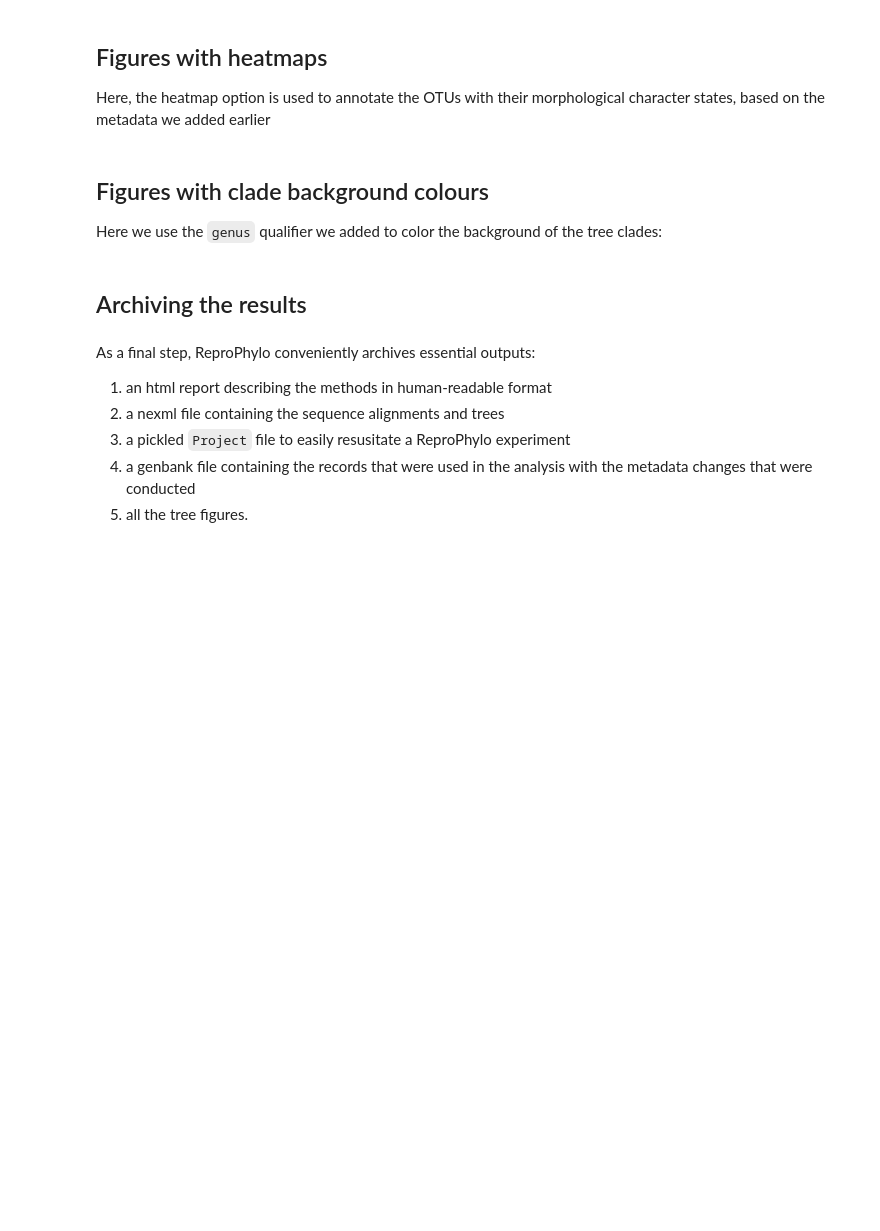
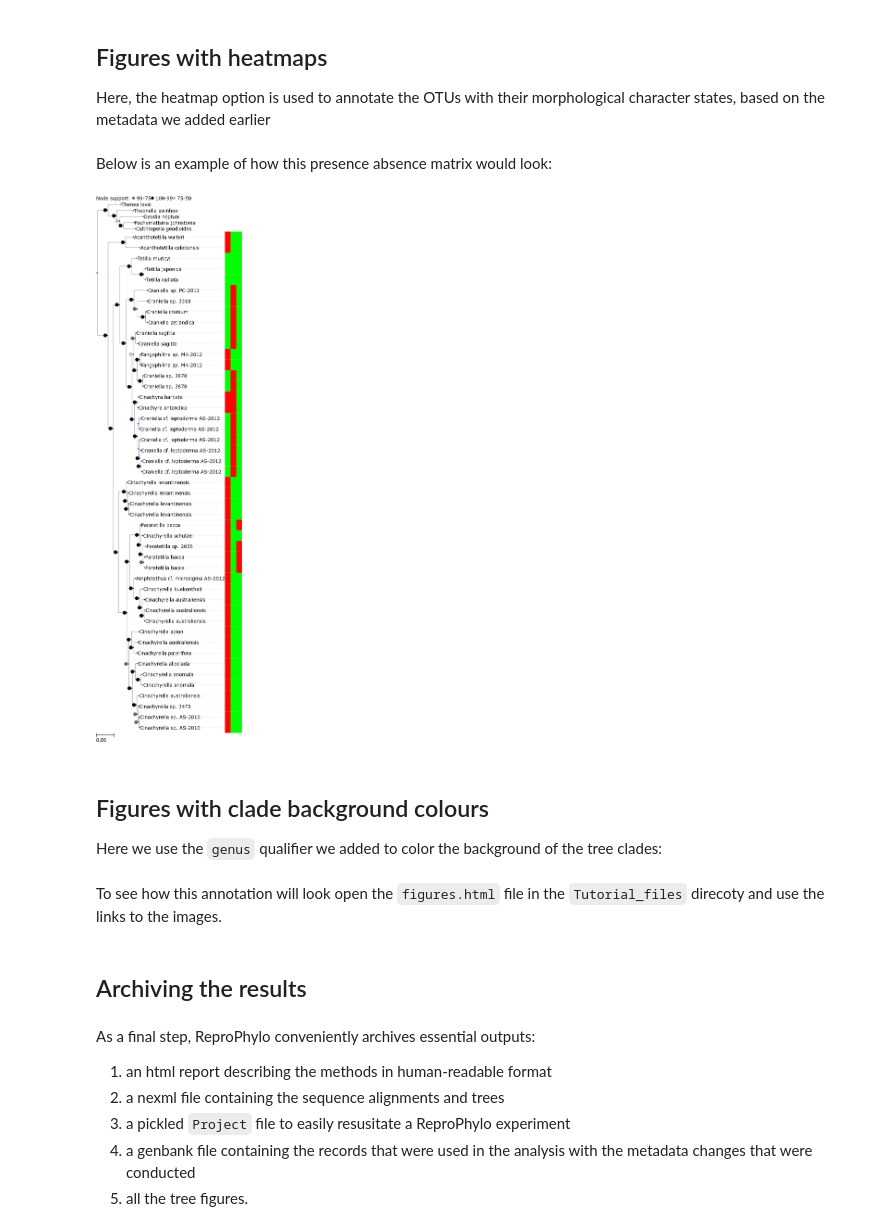
Before and after one commit to HullUni-bioinformatics/ReproPhylo, a Jupyter notebook: Tutorial_files/Tutorial.ipynb, the cells around one changed output. Drawn from its saved outputs; the diff is of its cells as text; code cells hidden in the pictures; blank space fills up the shorter version.

Commit message:
tutorial: example tree figure added

```diff
--- a/Tutorial_files/Tutorial.ipynb
+++ b/Tutorial_files/Tutorial.ipynb
@@ -667,6 +669,14 @@ pj.annotate('.', 'genus','Astrophorida',['organism'], html="figures",
             heat_map_meta = ['porocalyx','cortex','calthrops'],
             heat_map_colour_scheme = 1,
             node_support_dict=supports)
+# %% [markdown]
+Below is an example of how this presence absence matrix would look:
+# %%
+#execute if figure is small
+from IPython.display import Image
+Image(filename='example_heatmap.png', width=400)
+# %% [output]
+[figure, added]
 # %% [markdown]
 ## Figures with clade background colours
 Here we use the `genus` qualifier we added to color the background of the tree clades:
@@ -693,6 +703,8 @@ pj.annotate('.', 'genus','Astrophorida',['organism'], html="figures",
             node_bg_meta="genus",
             node_bg_color=genera_colors,
             node_support_dict=supports)
+# %% [markdown]
+To see how this annotation will look open the `figures.html` file in the `Tutorial_files` direcoty and use the links to the images.
 # %% [markdown]
 ## Archiving the results
 # %% [markdown]
```
Also changed, not shown: parts of 14 cells of this notebook, 32 other files.
